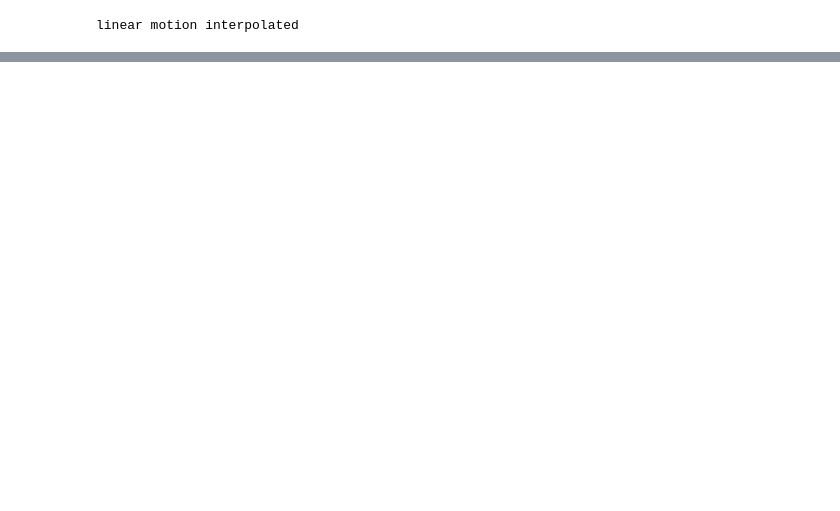
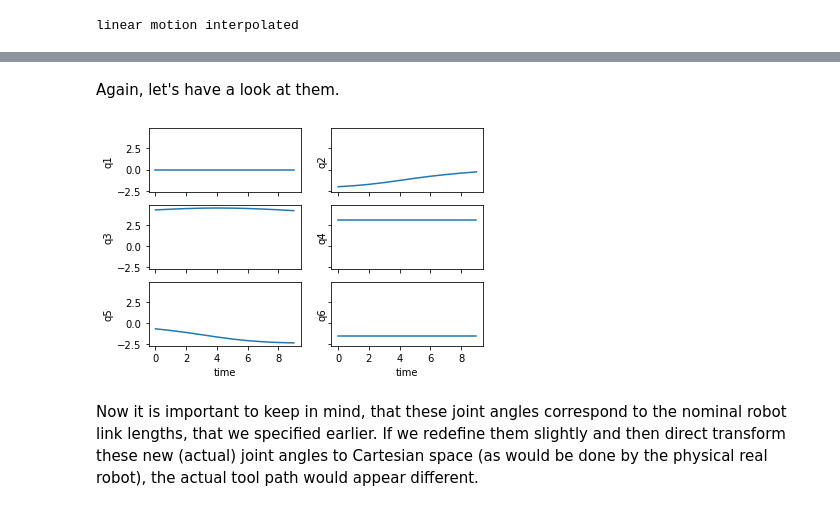
Before and after one commit to chrisgoll/BMBF-CLeaR-Pro, a Jupyter notebook: kinematic_example.ipynb, the cells around one changed output, grey strips where cells are left out. Cells and saved outputs as stored; diff of their text form; code cells hidden in the pictures; blank space fills up the shorter version.

```diff
--- a/kinematic_example.ipynb
+++ b/kinematic_example.ipynb
@@ -54,0 +58,8 @@ print(joint_angles)
+# %% [markdown]
+Again, let's have a look at them.
+# %%
+kin.plot_joint_angles(joint_angles)
+# %% [output]
+[figure, added]
+# %% [markdown]
+Now it is important to keep in mind, that these joint angles correspond to the nominal robot link lengths, that we specified earlier. If we redefine them slightly and then direct transform these new (actual) joint angles to Cartesian space (as would be done by the physical real robot), the actual tool path would appear different.
```
Also changed, not shown: parts of 9 cells of this notebook, 1 other file.
